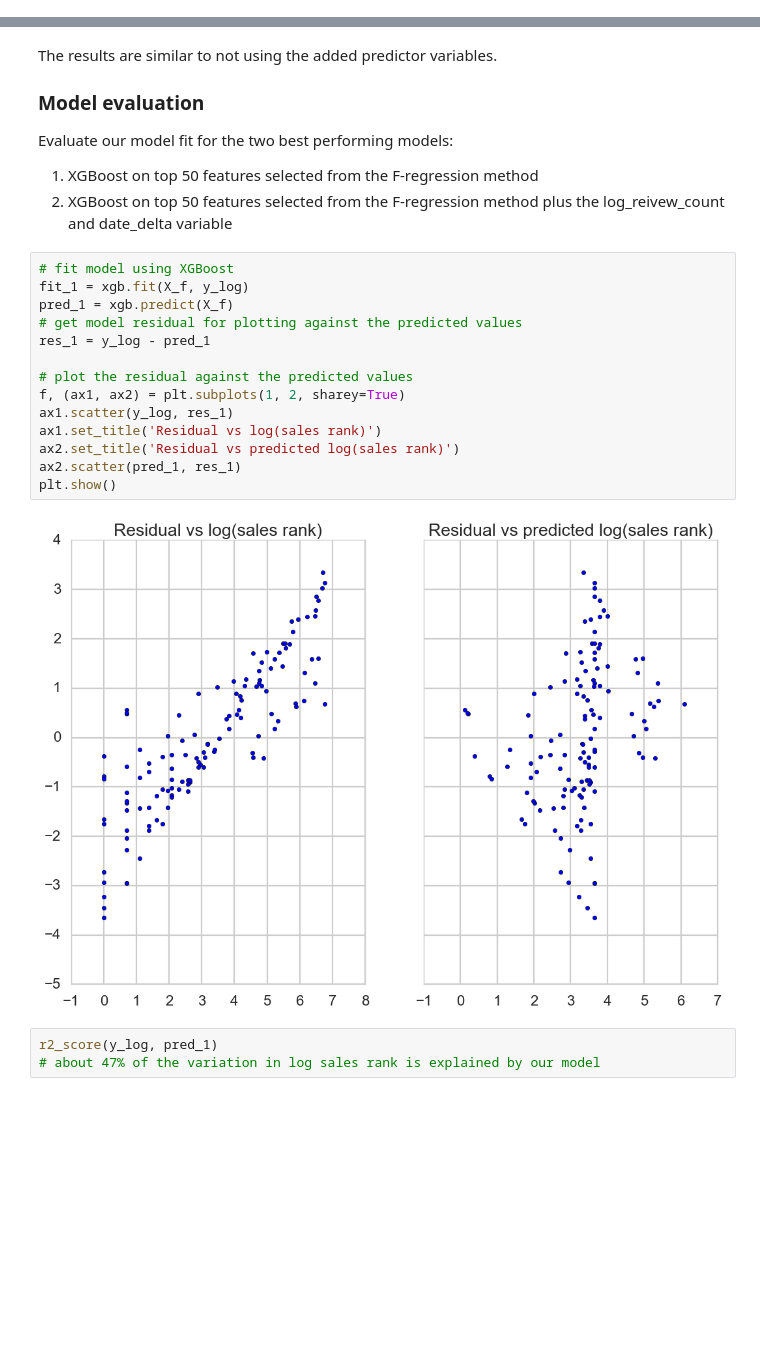
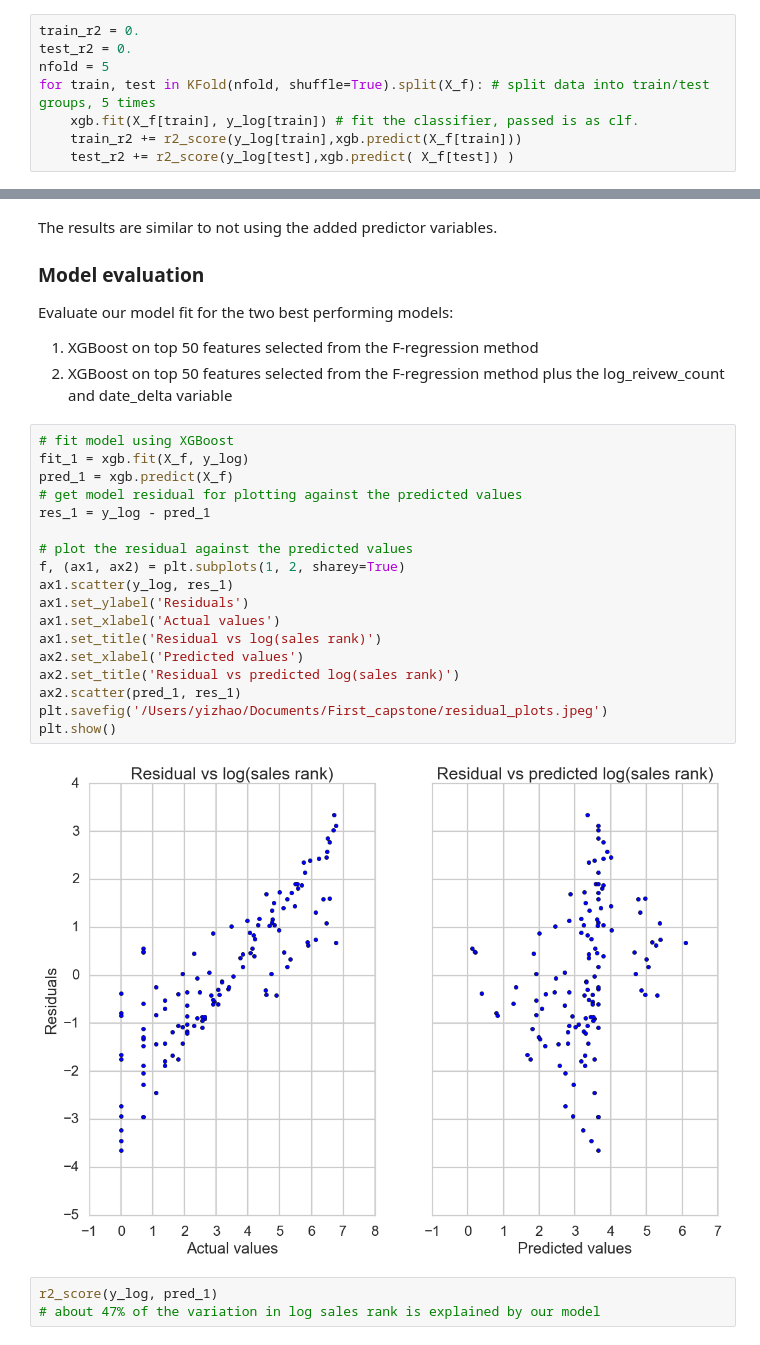
Before and after one commit to jeanzhaoyi/Scrape-amazon-to-predict-book-sales-rank, a Jupyter notebook: cross_validated_ML_books_sales_rank.ipynb, the cells around one changed output, grey strips where cells are left out. Cells and saved outputs as stored; diff of their text form; blank space fills up the shorter version.

```diff
--- a/cross_validated_ML_books_sales_rank.ipynb
+++ b/cross_validated_ML_books_sales_rank.ipynb
@@ -622,0 +621,8 @@ Testing set Cross Validated Mean RMSE:  3.1866757954
+# %%
+train_r2 = 0.
+test_r2 = 0.
+nfold = 5
+for train, test in KFold(nfold, shuffle=True).split(X_f): # split data into train/test groups, 5 times
+    xgb.fit(X_f[train], y_log[train]) # fit the classifier, passed is as clf.
+    train_r2 += r2_score(y_log[train],xgb.predict(X_f[train]))
+    test_r2 += r2_score(y_log[test],xgb.predict( X_f[test]) )
@@ -828,19 +845,23 @@ Evaluate our model fit for the two best performing models:
 # %%
 # fit model using XGBoost
 fit_1 = xgb.fit(X_f, y_log)
 pred_1 = xgb.predict(X_f)
 # get model residual for plotting against the predicted values
 res_1 = y_log - pred_1
 
 # plot the residual against the predicted values
 f, (ax1, ax2) = plt.subplots(1, 2, sharey=True)
 ax1.scatter(y_log, res_1)
+ax1.set_ylabel('Residuals')
+ax1.set_xlabel('Actual values')
 ax1.set_title('Residual vs log(sales rank)')
+ax2.set_xlabel('Predicted values')
 ax2.set_title('Residual vs predicted log(sales rank)')
 ax2.scatter(pred_1, res_1)
+plt.savefig('/Users/yizhao/Documents/First_capstone/residual_plots.jpeg')
 plt.show()
 # %% [output]
-[figure, old version]
+[figure, new version]
 # %%
 r2_score(y_log, pred_1)
 # about 47% of the variation in log sales rank is explained by our model
```
Also changed, not shown: parts of 18 cells of this notebook.
